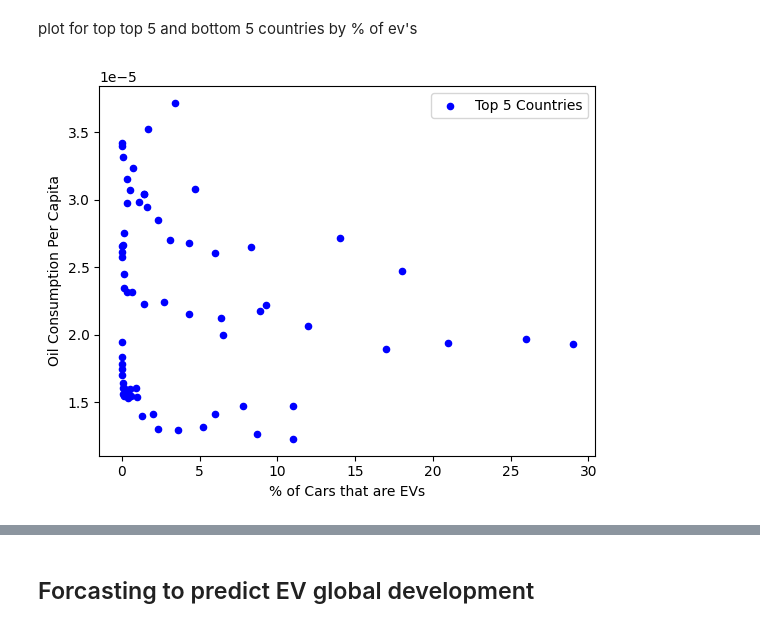
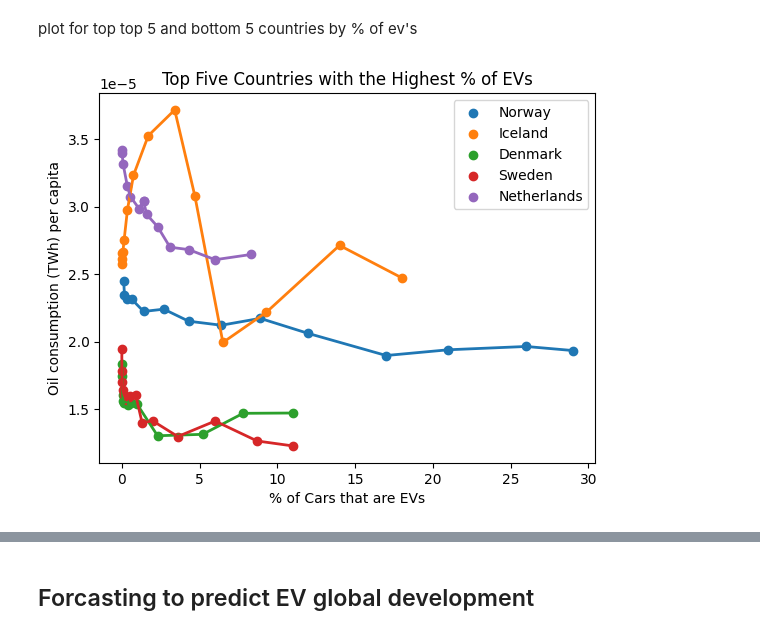
Before and after one commit to Marwenboughanmi/EVS-project-1, a Jupyter notebook: percent_EVs_vs_Oil_Cunsumption.ipynb, the cells around one changed output, grey strips where cells are left out. Drawn from its saved outputs; the diff is of its cells as text; code cells hidden in the pictures.

```diff
--- a/percent_EVs_vs_Oil_Cunsumption.ipynb
+++ b/percent_EVs_vs_Oil_Cunsumption.ipynb
@@ -340,15 +294,45 @@ merged_df[['% of Cars that are EVs','Oil consumption - TWh']].corr()
 | Oil consumption - TWh | -0.072551 | 1.000000 |
 # %% [markdown]
 plot for top top 5 and bottom 5 countries by % of ev's
+# %%
+# Creating a scatter plot to visualize the relationship between the percentage of electric vehicles and oil consumption per capita for selected countries
+fig, ax = plt.subplots()
+
+# Extracting EV percentages for the top five countries with the highest EV adoption
+norway = merged_df.loc[merged_df['Country']=='Norway']['% of Cars that are EVs']
+iceland = merged_df.loc[merged_df['Country']=='Iceland']['% of Cars that are EVs']
+denmark = merged_df.loc[merged_df['Country']=='Denmark']['% of Cars that are EVs']
+sweden = merged_df.loc[merged_df['Country']=='Sweden']['% of Cars that are EVs']
+netherlands = merged_df.loc[merged_df['Country']=='Netherlands']['% of Cars that are EVs']
+
+# Plotting scatter points for each country based on their EV percentage and oil consumption per capita
+plt.scatter(norway, merged_df.loc[merged_df['Country']=='Norway']['Oil Consumption Per Capita'], label = 'Norway')
+plt.scatter(iceland, merged_df.loc[merged_df['Country']=='Iceland']['Oil Consumption Per Capita'], label = 'Iceland')
+plt.scatter(denmark, merged_df.loc[merged_df['Country']=='Denmark']['Oil Consumption Per Capita'], label ='Denmark')
+plt.scatter(sweden, merged_df.loc[merged_df['Country']=='Sweden']['Oil Consumption Per Capita'], label = 'Sweden')
+plt.scatter(netherlands, merged_df.loc[merged_df['Country']=='Netherlands']['Oil Consumption Per Capita'], label = 'Netherlands')
+
+# Plotting scatter points for each country based on their EV percentage and oil consumption per capita
+plt.plot(norway, merged_df.loc[merged_df['Country']=='Norway']['Oil Consumption Per Capita'], linewidth=2)
+plt.plot(iceland, merged_df.loc[merged_df['Country']=='Iceland']['Oil Consumption Per Capita'], linewidth=2)
+plt.plot(denmark, merged_df.loc[merged_df['Country']=='Denmark']['Oil Consumption Per Capita'], linewidth=2)
+plt.plot(sweden, merged_df.loc[merged_df['Country']=='Sweden']['Oil Consumption Per Capita'],linewidth=2)
+plt.plot(netherlands, merged_df.loc[merged_df['Country']=='Netherlands']['Oil Consumption Per Capita'], linewidth=2)
+
+# Setting labels and title for the plot
+plt.legend(loc='best')
+plt.xlabel('% of Cars that are EVs')
+plt.ylabel('Oil consumption (TWh) per capita')
+plt.title('Top Five Countries with the Highest % of EVs')
+plt.show()
+# %% [output]
+[figure, added]
 # %%
+# Creating a scatter plot to visualize the relationship between the percentage of electric vehicles and oil consumption per capita for the bottom five countries
 fig, ax = plt.subplots()
+filter2_df = merged_df[merged_df['Country'].isin(bottom_5_country_list)]
 
-# Filter the DataFrame to include only the top 5 countries by '% of Cars that are EVs'
-filter_df = merged_df[merged_df['Country'].isin(top_5_country_list)]
-
-# Plot the filtered top 5 countries
-filter_df.plot(kind='scatter', ax=ax, x='% of Cars that are EVs', y='Oil Consumption Per Capita', color='blue', label='Top 5 Countries')
+# Plot the bottom 5 countries
+filter2_df.plot(kind='scatter', ax=ax, x='% of Cars that are EVs', y='Oil Consumption Per Capita', color='red', label='Bottom 5 Countries')
 plt.show()
-# %% [output]
-[figure, removed]
 # %%
```
Also changed, not shown: parts of 32 cells of this notebook.
